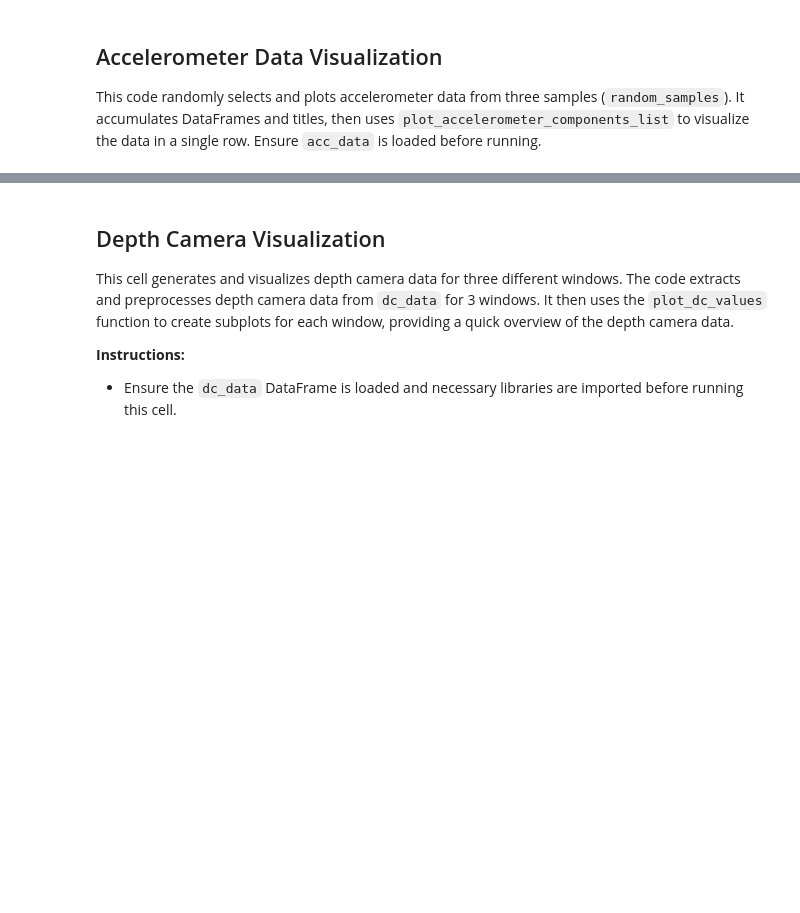
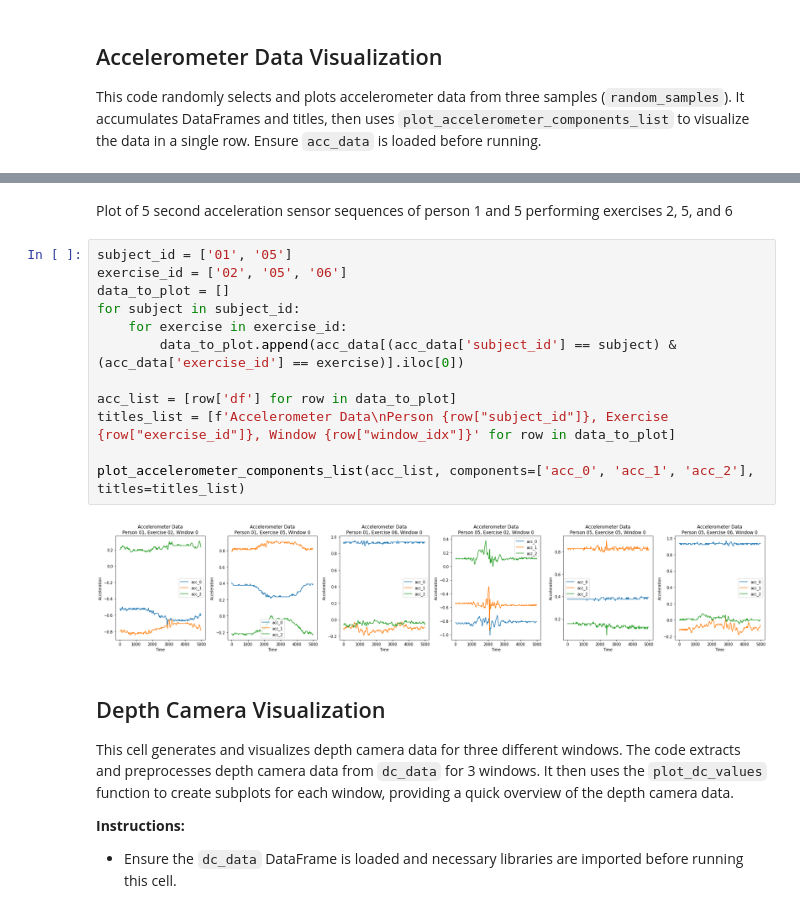
Before and after one commit to waasnipun/mmdf, a Jupyter notebook: project-work-MEx-classification.ipynb, the cells around one changed output, grey strips where cells are left out. Drawn from its saved outputs; the diff is of its cells as text; blank space fills up the shorter version.

```diff
--- a/project-work-MEx-classification.ipynb
+++ b/project-work-MEx-classification.ipynb
@@ -250,3 +261,19 @@ plot_accelerometer_components_list(acc_list, components=['acc_0', 'acc_1', 'acc_
+# %% [markdown]
+Plot of 5 second acceleration sensor sequences of person 1 and 5 performing exercises 2, 5, and 6
+# %%
+subject_id = ['01', '05']
+exercise_id = ['02', '05', '06']
+data_to_plot = []
+for subject in subject_id:
+    for exercise in exercise_id:
+        data_to_plot.append(acc_data[(acc_data['subject_id'] == subject) & (acc_data['exercise_id'] == exercise)].iloc[0])
+
+acc_list = [row['df'] for row in data_to_plot]
+titles_list = [f'Accelerometer Data\nPerson {row["subject_id"]}, Exercise {row["exercise_id"]}, Window {row["window_idx"]}' for row in data_to_plot]
+
+plot_accelerometer_components_list(acc_list, components=['acc_0', 'acc_1', 'acc_2'], titles=titles_list)
+# %% [output]
+[figure, added]
 # %% [markdown]
 ## Depth Camera Visualization
 
```
Also changed, not shown: parts of 27 cells of this notebook.
